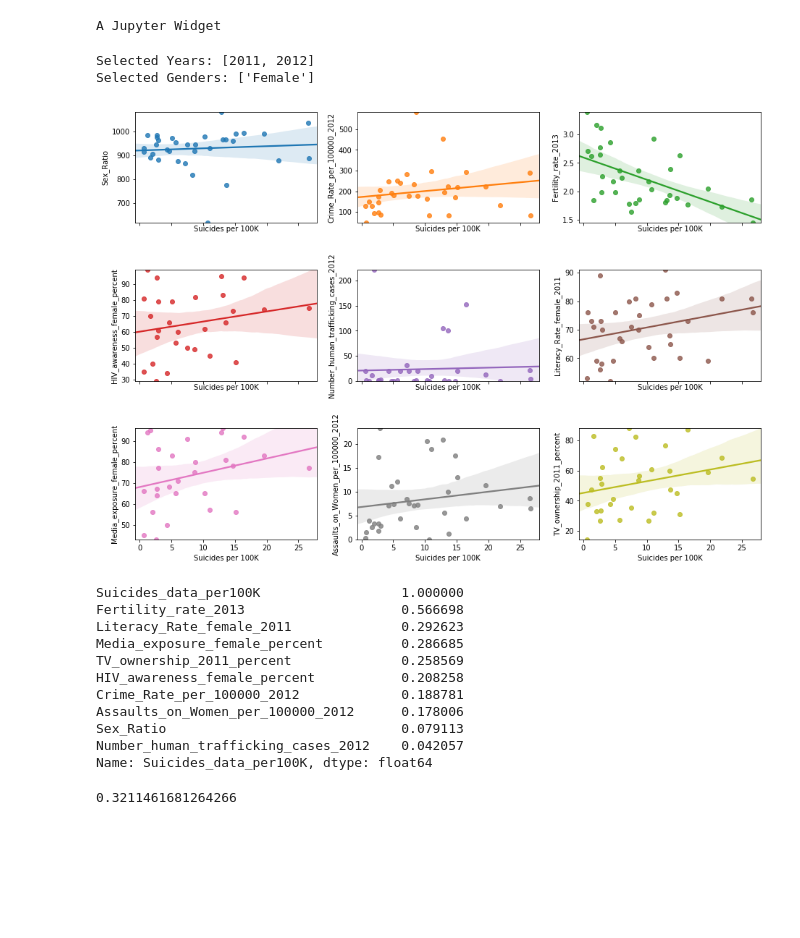
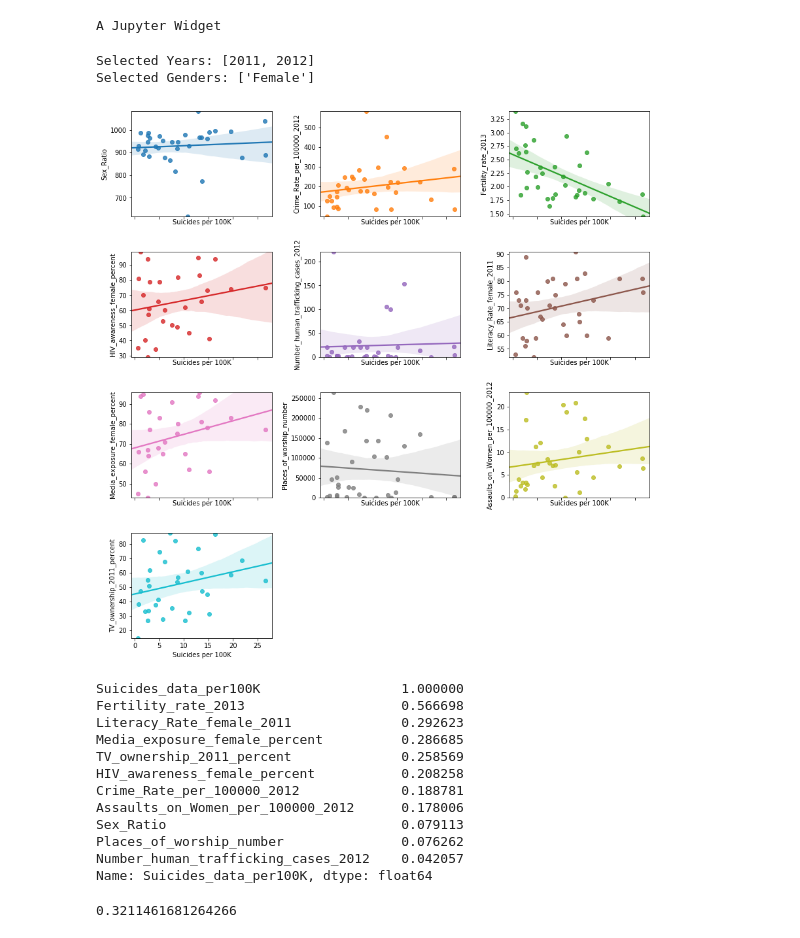
Before and after one commit to anntenna/Suicides-In-India, a Jupyter notebook: Exploring causes against demographic data.ipynb, the cells around one changed output. Drawn from its saved outputs; the diff is of its cells as text; code cells hidden in the pictures; blank space fills up the shorter version.

```diff
--- a/Exploring causes against demographic data.ipynb
+++ b/Exploring causes against demographic data.ipynb
@@ -22,8 +22,8 @@ import matplotlib.pyplot as plt
 import seaborn as sns
 %matplotlib inline
 # %%
-data = DataFrame.from_csv('Suicides in India 2001-2012.csv', index_col = None)
-data = data[(data.Total>0) & (~(data.State == 'Total (All India)')) & (~(data.State == 'Total (States)')) & (~(data.State == 'Total (Uts)'))]
+data = DataFrame.from_csv('Suicides_in_India_2001-2012.csv', index_col = None)
+data = data[(data.Total>0) & ~(data.State.str.lower().str.contains('total'))]
 # %%
 data.Type_code.unique()
 # %% [output]
@@ -110,12 +115,14 @@ A Jupyter Widget
 # %%
 ## Step 2: Run this cell to see the regplots
 
+# Collecting filters from user input
 selected_indicators = list(select_indicators.get_interact_value())
 selected_causes = list(select_causes.get_interact_value())
 selected_genders = list(select_gender.get_interact_value())
 selected_years = list(select_year.get_interact_value())
 selected_agegroups = list(select_agegroup.get_interact_value())
 
+# Filter suicide data
 filtered_data = data_by_causes
 
 if len(selected_years) > 0:
@@ -123,44 +130,59 @@ if len(selected_years) > 0:
     print('Selected Years: {}'.format(selected_years))
 if len(selected_genders) > 0:
     filtered_data = filtered_data[filtered_data.Gender.isin(selected_genders)]
     print('Selected Genders: {}'.format(selected_genders))
 if len(selected_causes) > 0:
     filtered_data = filtered_data[filtered_data.Type.isin(selected_causes)]
     print('Selected Causes: {}'.format(selected_causes))
 if len(selected_agegroups) > 0:
     filtered_data = filtered_data[filtered_data.Type.isin(selected_agegroups)]
     print('Selected Age groups: {}'.format(selected_agegroups))
 
+# Get total suicide numbers grouped by State
+suicides_filtered = filtered_data.groupby('State')['Total'].sum()
 
-suicides_filtered = filtered_data.groupby('State')['Total'].sum()
+# Get suicide numbers relative to population
 population = demog_data['Population-2011'][demog_data.index.isin(suicides_filtered.index)]
-
 suicides_per_100K = (suicides_filtered/population)*100000
 suicides_per_100K.name='Suicides per 100K'
 
-
+# Function to create regplot
+# TODO: Generalize by passing dataframes/series as parameters
 def create_regplot(col_y, axis):
     y_values = demog_data[col_y][demog_data.index.isin(suicides_per_100K.index)]
     axis.set(ylim=(y_values.min(), y_values.max()))
     sns.regplot(x=suicides_per_100K[suicides_per_100K.index.isin(y_values.index)],y=y_values,label=col_y, ax = axis)
 
-fig, axes = plt.subplots(3,3, sharex=True, figsize=(13,9))
+# Figure out the row/column configuration based on number of selected indicators
+column_count = 3
+row_count = int((len(selected_indicators)//column_count) + 1*(len(selected_indicators) % column_count))
 
+#Create subplots
+fig, axes = plt.subplots(row_count,column_count, sharex=True, figsize=(column_count*4,row_count*3))
+
+# Keep track of row and count at the end of the loop - to delete unused axes
+r = c = 0
 for i, col in enumerate(selected_indicators):
-    r = ((i)//3)
-    c = ((i)%3)
+    r = ((i)//column_count)
+    c = ((i)%column_count)
     create_regplot(col, axes[r][c])
+
+# Delete unused axes
+if c < column_count-1:
+    for i in range(c + 1, column_count):
+        fig.delaxes(axes[r][i])
 
 fig.tight_layout()
 plt.show()
 # %% [output]
 Selected Years: [2011, 2012]
 Selected Genders: ['Female']
-[figure, old version]
+[figure, new version]
 # %%
 # Step 3: Run this cell to view correlation coefficients using the Pearson method.
-
-demog_data.drop('Suicides_data_per100K',axis=1, inplace=True)
+# Might need to uncomment the first line of commented code if running this cell more than once in the same session
+# TODO: Fix this!
+# demog_data.drop('Suicides_data_per100K',axis=1, inplace=True)
 demog_data['Suicides_data_per100K'] = suicides_per_100K
 correlations = demog_data[['Suicides_data_per100K'] + selected_indicators].corr(method='pearson')
 correlations['Suicides_data_per100K'].apply(abs).sort_values(ascending=False)
@@ -174,6 +196,7 @@ HIV_awareness_female_percent           0.208258
 Crime_Rate_per_100000_2012             0.188781
 Assaults_on_Women_per_100000_2012      0.178006
 Sex_Ratio                              0.079113
+Places_of_worship_number               0.076262
 Number_human_trafficking_cases_2012    0.042057
 Name: Suicides_data_per100K, dtype: float64
 # %%
```
Also changed, not shown: parts of 5 cells of this notebook, 4 other files.
